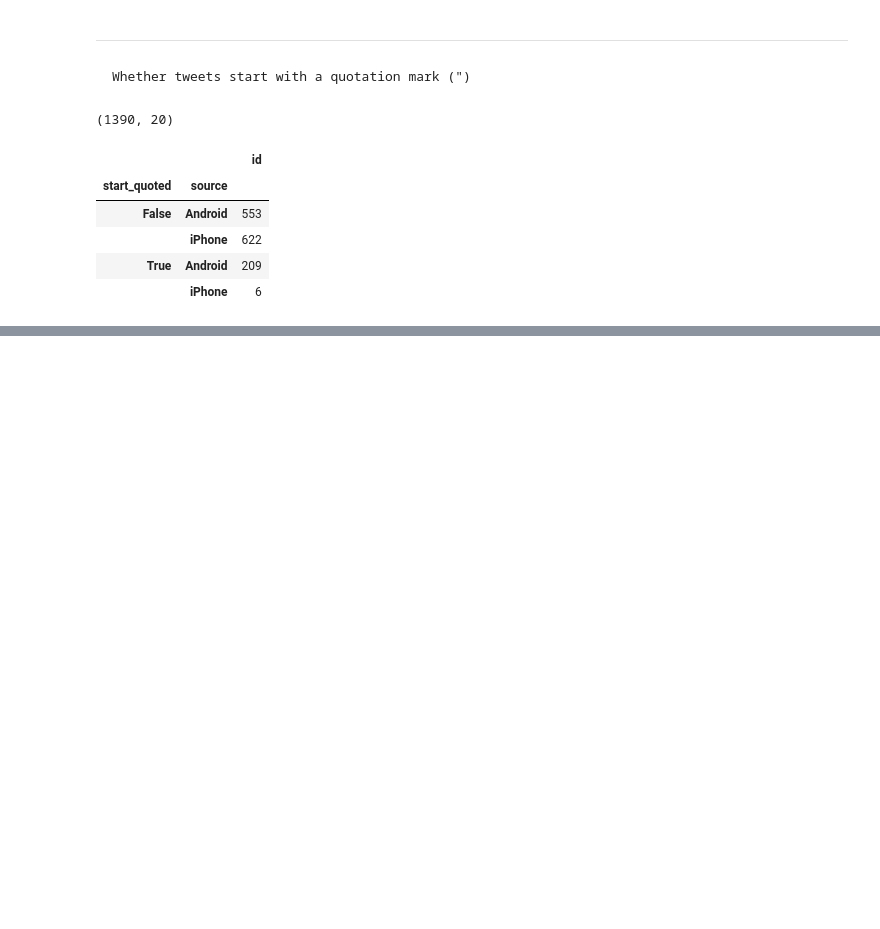
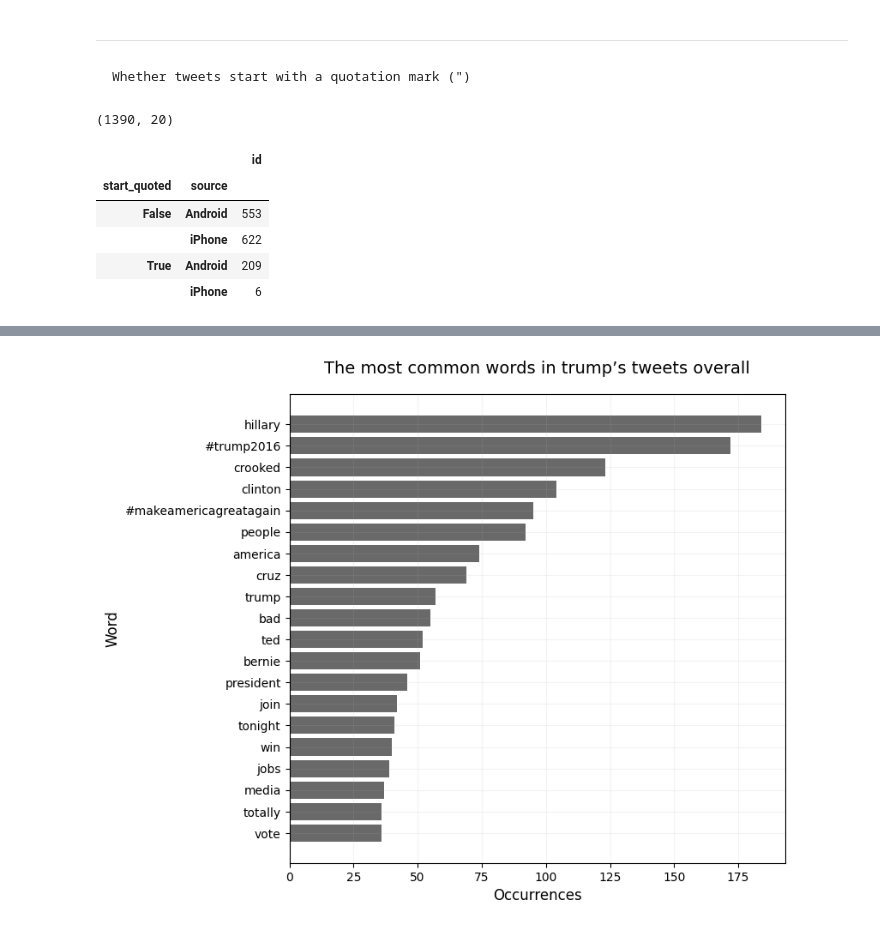
Before and after one commit to ambirdw/AIA-practice, a Jupyter notebook: Trump Tweets_EDA.ipynb, the cells around one changed output, grey strips where cells are left out. Drawn from its saved outputs; the diff is of its cells as text; code cells hidden in the pictures; blank space fills up the shorter version.

Commit message:
Add comparison of words section.

```diff
--- a/Trump Tweets_EDA.ipynb
+++ b/Trump Tweets_EDA.ipynb
@@ -235,0 +307,2 @@ plt.show()
+# %%
+df_tweet_words = df[['id', 'source', 'created', 'word']].explode('word')
@@ -235,0 +325,4 @@ plt.show()
+# %%
+word_count = df_tweet_words[['word', 'source']].groupby('word').count()
+word_count.sort_values(by='source', ascending=False, inplace=True)
+word_count = word_count.reset_index()
@@ -235,0 +349,20 @@ plt.show()
+# %%
+word_count_20 = word_count.head(20)
+# %%
+word_count_20 = word_count_20.sort_values(by=['source'])
+# %%
+fig = plt.figure(figsize=(8,6))
+
+# Create horizontal bars
+plt.barh(y=word_count_20['word'], width=word_count_20['source'], color='dimgrey');
+
+plt.grid(True, alpha=0.15)
+plt.tight_layout()
+
+plt.title('The most common words in trump’s tweets overall', fontsize=14, y=1.03)
+plt.xlabel("Occurrences",fontsize=12)
+plt.ylabel("Word",fontsize=12)
+
+plt.show()
+# %% [output]
+[figure, added]
```
Also changed, not shown: parts of 20 cells of this notebook.
